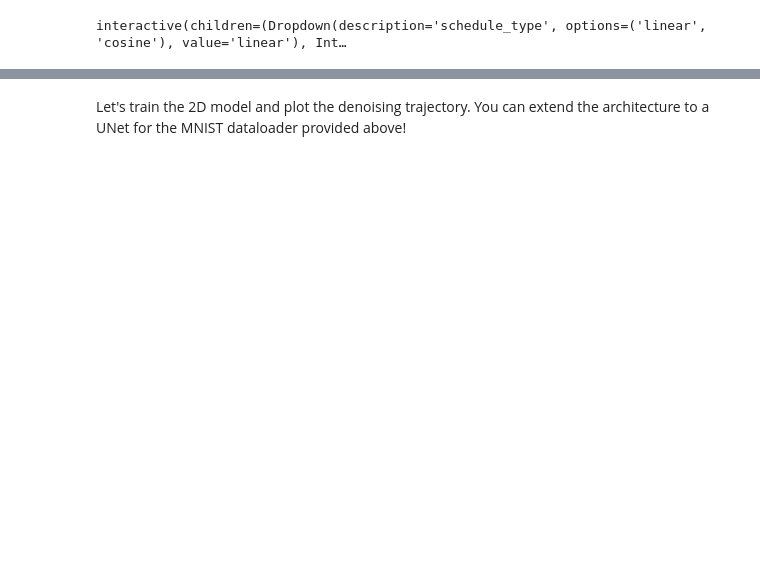
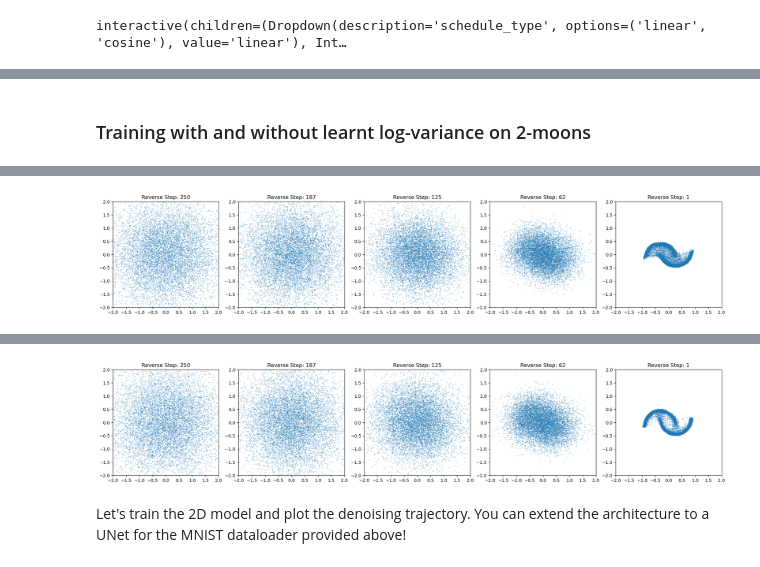
Before and after one commit to rajit906/ATML2026_DGM, a Jupyter notebook: week9/solutions.ipynb, the cells around one changed output, grey strips where cells are left out. Drawn from its saved outputs; the diff is of its cells as text; code cells hidden in the pictures; blank space fills up the shorter version.

```diff
--- a/week9/solutions.ipynb
+++ b/week9/solutions.ipynb
@@ -227,0 +210,78 @@ def compute_blur_kl_loss(model, x_0, t, betas):
+# %% [markdown]
+### Training with and without learnt log-variance on 2-moons
+# %%
+# Setup Model
+T = 250
+betas = get_beta_schedule('cosine', T).to(device)
+model_2d = VBEDiffusionModel(data_dim=2).to(device)
+optimizer = torch.optim.Adam(model_2d.parameters(), lr=1e-3)
+
+for LEARN_VARIANCE in [False, True]:
+    epochs = 10000
+    batch_size = 512
+
+    model_2d.train()
+    print(f"Training Two Moons. Learning Variance: {LEARN_VARIANCE}")
+    for epoch in range(epochs):
+        idx = torch.randint(0, len(moons_data), (batch_size,))
+        x_0 = moons_data[idx]
+
+        t = torch.randint(1, T, (batch_size,), device=device)
+        loss = compute_exact_kl_loss(model_2d, x_0, t, betas)
+
+        optimizer.zero_grad()
+        loss.backward()
+        torch.nn.utils.clip_grad_norm_(model_2d.parameters(), 1.0)
+        optimizer.step()
+
+        if epoch % 2000 == 0:
+            print(f"Epoch {epoch} | Loss: {loss.item():.4f}")
+
+    @torch.no_grad()
+    def plot_reverse_process(model, betas, T, num_samples=10000, learn_variance=True):
+        model.eval()
+        alphas = 1.0 - betas
+        alphas_cumprod = torch.cumprod(alphas, dim=0)
+        alphas_cumprod_prev = F.pad(alphas_cumprod[:-1], (1, 0), value=1.0)
+
+        x_t = torch.randn(num_samples, 2, device=device)
+        history = [(T, x_t.cpu().numpy())]
+
+        for t in reversed(range(1, T)):
+            t_tensor = torch.full((num_samples,), t, device=device, dtype=torch.long)
+
+            # Predict x_0 from the model
+            pred_x0, pred_log_var = model(x_t, t_tensor)
+
+            alpha_t = alphas[t]
+            alpha_bar_t = alphas_cumprod[t]
+            alpha_bar_prev = alphas_cumprod_prev[t]
+            beta_t = betas[t]
+
+            # Calculate true variance analytically
+            true_var = beta_t * (1 - alpha_bar_prev) / (1 - alpha_bar_t)
+
+            if not learn_variance:
+                pred_log_var = torch.log(torch.clamp(true_var, min=1e-20))
+
+            # Construct pred_mu analytically from predicted x_0
+            pred_mu = (torch.sqrt(alpha_bar_prev) * beta_t / (1 - alpha_bar_t)) * pred_x0 + \
+                    (torch.sqrt(alpha_t) * (1 - alpha_bar_prev) / (1 - alpha_bar_t)) * x_t
+
+            noise = torch.randn_like(x_t) if t > 1 else torch.zeros_like(x_t)
+            x_t = pred_mu + torch.exp(0.5 * pred_log_var) * noise
+
+            if t == int(T * 0.75) or t == int(T * 0.5) or t == int(T * 0.25) or t == 1:
+                history.append((t, x_t.cpu().numpy()))
+
+        fig, axes = plt.subplots(1, 5, figsize=(20, 4))
+        for i, (step, points) in enumerate(history):
+            axes[i].scatter(points[:, 0], points[:, 1], s=1, alpha=0.3)
+            axes[i].set_title(f"Reverse Step: {step}")
+            axes[i].set_xlim(-2, 2); axes[i].set_ylim(-2, 2)
+            axes[i].set_aspect('equal')
+        plt.tight_layout()
+        plt.show()
+
+    plot_reverse_process(model_2d, betas, T, learn_variance=LEARN_VARIANCE)
+# %% [output]
@@ -227,0 +294 @@ def compute_blur_kl_loss(model, x_0, t, betas):
+[figure, added]
@@ -228,2 +301,3 @@ def compute_blur_kl_loss(model, x_0, t, betas):
+[figure, added]
 # %% [markdown]
 Let's train the 2D model and plot the denoising trajectory. You can extend the architecture to a UNet for the MNIST dataloader provided above!
```
Also changed, not shown: parts of 29 cells of this notebook.
